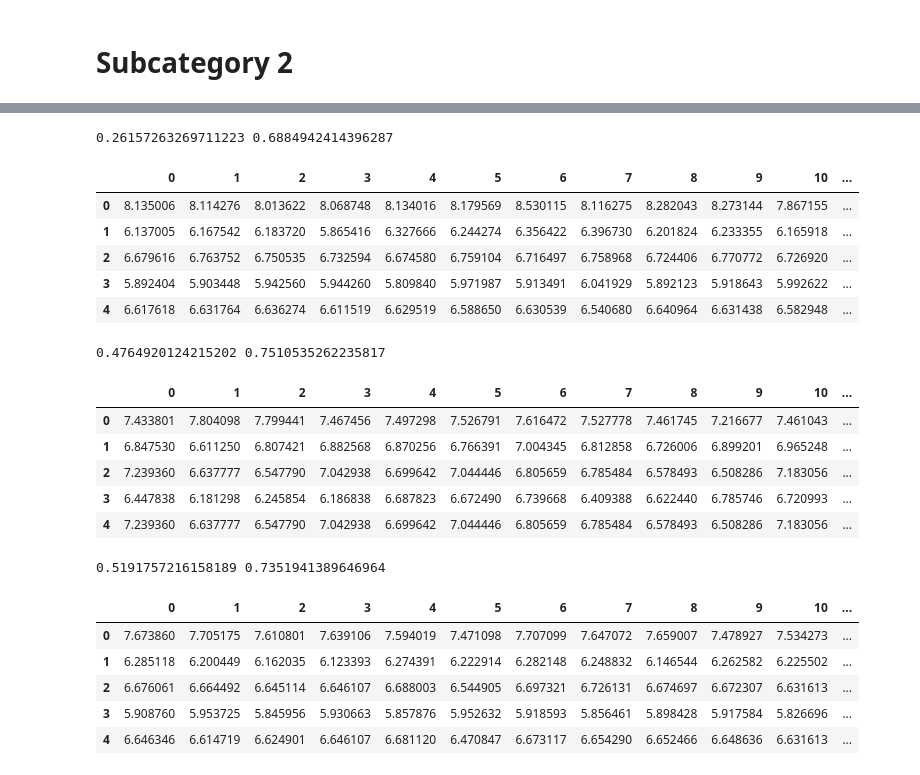
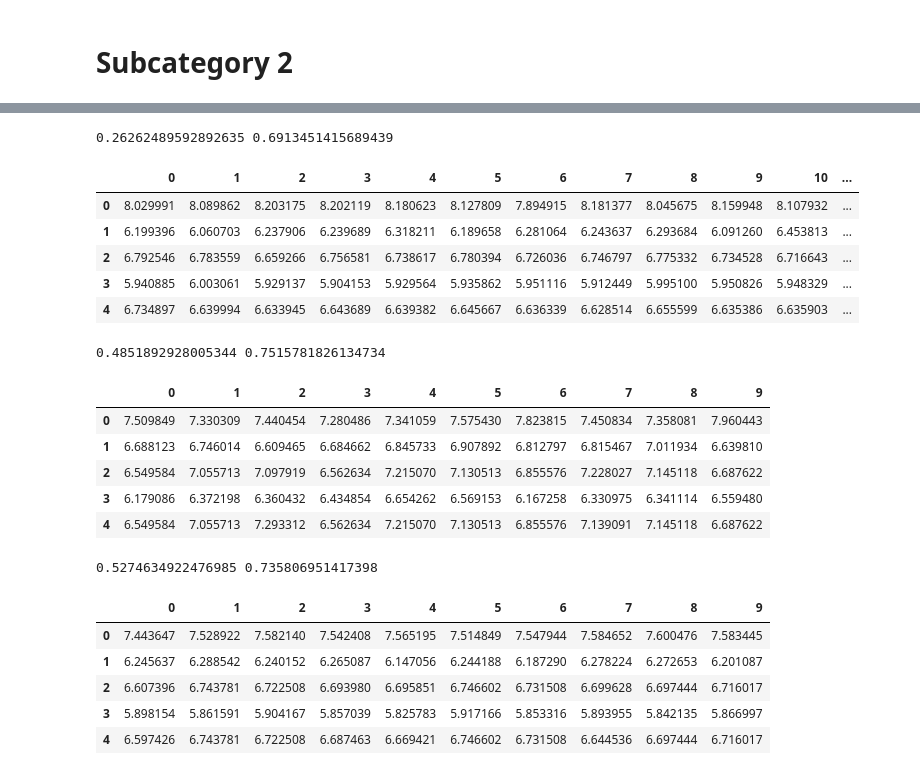
Before and after one commit to RahulGupta16/Machinehack-E-Commerce-product-price-prediction, a Jupyter notebook: Untitled.ipynb, the cells around one changed output, grey strips where cells are left out. Saved outputs shown, nothing was run; the diff lists cells and outputs as text; code cells hidden in the pictures.

```diff
--- a/Untitled.ipynb
+++ b/Untitled.ipynb
@@ -217,3 +245,6 @@ train.head()
+# %%
+train.Subcategory_2=train.Subcategory_2.apply(lambda x: 'cloth' if re.search('clothing',x) else x)
+test.Subcategory_2=test.Subcategory_2.apply(lambda x: 'cloth' if re.search('clothing',x) else x)
 # %%
 t1=set(train.Subcategory_2).difference(set(test.Subcategory_2))
 t2=set(test.Subcategory_2).difference(set(train.Subcategory_2))
@@ -235,6 +258,6 @@ len(t1)
 # %%
-train=pd.concat([train,pd.get_dummies(train[['Year']].astype('category'))],axis=1)
-test=pd.concat([test,pd.get_dummies(test[['Year']].astype('category'))],axis=1)
+#train=pd.concat([train,pd.get_dummies(train[['Year']].astype('category'))],axis=1)
+#test=pd.concat([test,pd.get_dummies(test[['Year']].astype('category'))],axis=1)
 # %%
 train.shape,test.shape
 # %% [output]
@@ -242,9 +265,13 @@ train.shape,test.shape
 # %%
-train.drop(columns=['Product','Year','Date'],inplace=True)
-test.drop(columns=['Product','Year','Date'],inplace=True)
+train.drop(columns=['Product','Date'],inplace=True)
+test.drop(columns=['Product','Date'],inplace=True)
 # %%
 label =train['Selling_Price']
 train.drop(columns=['Selling_Price'],inplace=True)
+# %%
+mm=MinMaxScaler()
+train=pd.DataFrame(mm.fit_transform(train))
+test=pd.DataFrame(mm.fit_transform(test))
 # %%
 test.head()
 # %% [output]
@@ -288,33 +315,33 @@ def model(m,train,label,test,rnd_st,col):
     print(np.mean(trpred),np.mean(tepred))
     return(df)
 # %%
-model(RandomForestRegressor(random_state=1600),train,label,test,9932,15).head()
+model(RandomForestRegressor(random_state=7021),train,label,test,93132,15).head()
 # %% [output]
-0.26157263269711223 0.6884942414396287
+0.26262489592892635 0.6913451415689439
 |  | 0 | 1 | 2 | 3 | 4 | 5 | 6 | 7 | 8 | 9 | 10 | ... |
-| 0 | 8.135006 | 8.114276 | 8.013622 | 8.068748 | 8.134016 | 8.179569 | 8.530115 | 8.116275 | 8.282043 | 8.273144 | 7.867155 | ... |
-| 1 | 6.137005 | 6.167542 | 6.183720 | 5.865416 | 6.327666 | 6.244274 | 6.356422 | 6.396730 | 6.201824 | 6.233355 | 6.165918 | ... |
-| 2 | 6.679616 | 6.763752 | 6.750535 | 6.732594 | 6.674580 | 6.759104 | 6.716497 | 6.758968 | 6.724406 | 6.770772 | 6.726920 | ... |
-| 3 | 5.892404 | 5.903448 | 5.942560 | 5.944260 | 5.809840 | 5.971987 | 5.913491 | 6.041929 | 5.892123 | 5.918643 | 5.992622 | ... |
-| 4 | 6.617618 | 6.631764 | 6.636274 | 6.611519 | 6.629519 | 6.588650 | 6.630539 | 6.540680 | 6.640964 | 6.631438 | 6.582948 | ... |
+| 0 | 8.029991 | 8.089862 | 8.203175 | 8.202119 | 8.180623 | 8.127809 | 7.894915 | 8.181377 | 8.045675 | 8.159948 | 8.107932 | ... |
+| 1 | 6.199396 | 6.060703 | 6.237906 | 6.239689 | 6.318211 | 6.189658 | 6.281064 | 6.243637 | 6.293684 | 6.091260 | 6.453813 | ... |
+| 2 | 6.792546 | 6.783559 | 6.659266 | 6.756581 | 6.738617 | 6.780394 | 6.726036 | 6.746797 | 6.775332 | 6.734528 | 6.716643 | ... |
+| 3 | 5.940885 | 6.003061 | 5.929137 | 5.904153 | 5.929564 | 5.935862 | 5.951116 | 5.912449 | 5.995100 | 5.950826 | 5.948329 | ... |
+| 4 | 6.734897 | 6.639994 | 6.633945 | 6.643689 | 6.639382 | 6.645667 | 6.636339 | 6.628514 | 6.655599 | 6.635386 | 6.635903 | ... |
 # %%
-model(AdaBoostRegressor(random_state=78008),train,label,test,10043,15).head()
+model(AdaBoostRegressor(random_state=8704),train,label,test,1103,10).head()
 # %% [output]
-0.4764920124215202 0.7510535262235817
+0.4851892928005344 0.7515781826134734
-|  | 0 | 1 | 2 | 3 | 4 | 5 | 6 | 7 | 8 | 9 | 10 | ... |
-| 0 | 7.433801 | 7.804098 | 7.799441 | 7.467456 | 7.497298 | 7.526791 | 7.616472 | 7.527778 | 7.461745 | 7.216677 | 7.461043 | ... |
-| 1 | 6.847530 | 6.611250 | 6.807421 | 6.882568 | 6.870256 | 6.766391 | 7.004345 | 6.812858 | 6.726006 | 6.899201 | 6.965248 | ... |
-| 2 | 7.239360 | 6.637777 | 6.547790 | 7.042938 | 6.699642 | 7.044446 | 6.805659 | 6.785484 | 6.578493 | 6.508286 | 7.183056 | ... |
-| 3 | 6.447838 | 6.181298 | 6.245854 | 6.186838 | 6.687823 | 6.672490 | 6.739668 | 6.409388 | 6.622440 | 6.785746 | 6.720993 | ... |
-| 4 | 7.239360 | 6.637777 | 6.547790 | 7.042938 | 6.699642 | 7.044446 | 6.805659 | 6.785484 | 6.578493 | 6.508286 | 7.183056 | ... |
+|  | 0 | 1 | 2 | 3 | 4 | 5 | 6 | 7 | 8 | 9 |
+| 0 | 7.509849 | 7.330309 | 7.440454 | 7.280486 | 7.341059 | 7.575430 | 7.823815 | 7.450834 | 7.358081 | 7.960443 |
+| 1 | 6.688123 | 6.746014 | 6.609465 | 6.684662 | 6.845733 | 6.907892 | 6.812797 | 6.815467 | 7.011934 | 6.639810 |
+| 2 | 6.549584 | 7.055713 | 7.097919 | 6.562634 | 7.215070 | 7.130513 | 6.855576 | 7.228027 | 7.145118 | 6.687622 |
+| 3 | 6.179086 | 6.372198 | 6.360432 | 6.434854 | 6.654262 | 6.569153 | 6.167258 | 6.330975 | 6.341114 | 6.559480 |
+| 4 | 6.549584 | 7.055713 | 7.293312 | 6.562634 | 7.215070 | 7.130513 | 6.855576 | 7.139091 | 7.145118 | 6.687622 |
 # %%
-model(GradientBoostingRegressor(random_state=4190),train,label,test,6434,15).head()
+model(GradientBoostingRegressor(random_state=540915),train,label,test,653554,10).head()
 # %% [output]
-0.5191757216158189 0.7351941389646964
+0.5274634922476985 0.735806951417398
-|  | 0 | 1 | 2 | 3 | 4 | 5 | 6 | 7 | 8 | 9 | 10 | ... |
-| 0 | 7.673860 | 7.705175 | 7.610801 | 7.639106 | 7.594019 | 7.471098 | 7.707099 | 7.647072 | 7.659007 | 7.478927 | 7.534273 | ... |
-| 1 | 6.285118 | 6.200449 | 6.162035 | 6.123393 | 6.274391 | 6.222914 | 6.282148 | 6.248832 | 6.146544 | 6.262582 | 6.225502 | ... |
-| 2 | 6.676061 | 6.664492 | 6.645114 | 6.646107 | 6.688003 | 6.544905 | 6.697321 | 6.726131 | 6.674697 | 6.672307 | 6.631613 | ... |
-| 3 | 5.908760 | 5.953725 | 5.845956 | 5.930663 | 5.857876 | 5.952632 | 5.918593 | 5.856461 | 5.898428 | 5.917584 | 5.826696 | ... |
-| 4 | 6.646346 | 6.614719 | 6.624901 | 6.646107 | 6.681120 | 6.470847 | 6.673117 | 6.654290 | 6.652466 | 6.648636 | 6.631613 | ... |
+|  | 0 | 1 | 2 | 3 | 4 | 5 | 6 | 7 | 8 | 9 |
+| 0 | 7.443647 | 7.528922 | 7.582140 | 7.542408 | 7.565195 | 7.514849 | 7.547944 | 7.584652 | 7.600476 | 7.583445 |
+| 1 | 6.245637 | 6.288542 | 6.240152 | 6.265087 | 6.147056 | 6.244188 | 6.187290 | 6.278224 | 6.272653 | 6.201087 |
+| 2 | 6.607396 | 6.743781 | 6.722508 | 6.693980 | 6.695851 | 6.746602 | 6.731508 | 6.699628 | 6.697444 | 6.716017 |
+| 3 | 5.898154 | 5.861591 | 5.904167 | 5.857039 | 5.825783 | 5.917166 | 5.853316 | 5.893955 | 5.842135 | 5.866997 |
+| 4 | 6.597426 | 6.743781 | 6.722508 | 6.687463 | 6.669421 | 6.746602 | 6.731508 | 6.644536 | 6.697444 | 6.716017 |
 # %%
```
Also changed, not shown: parts of 20 cells of this notebook, 2 other files.
